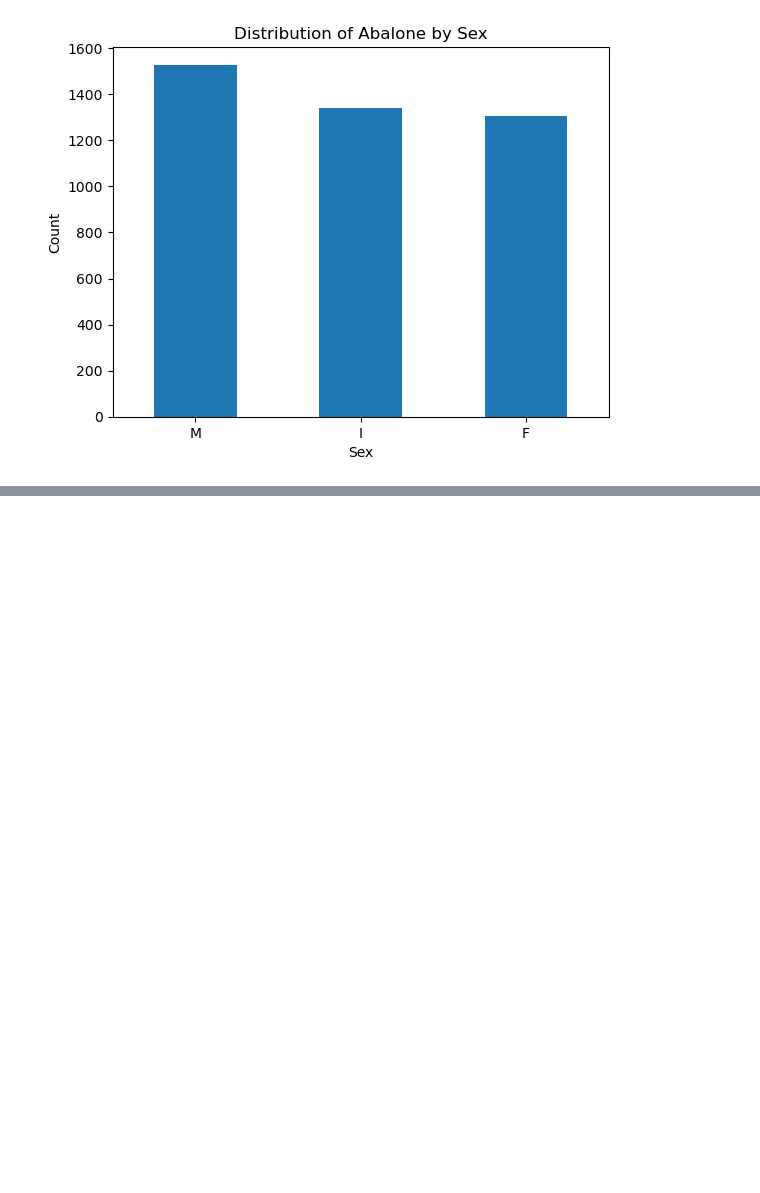
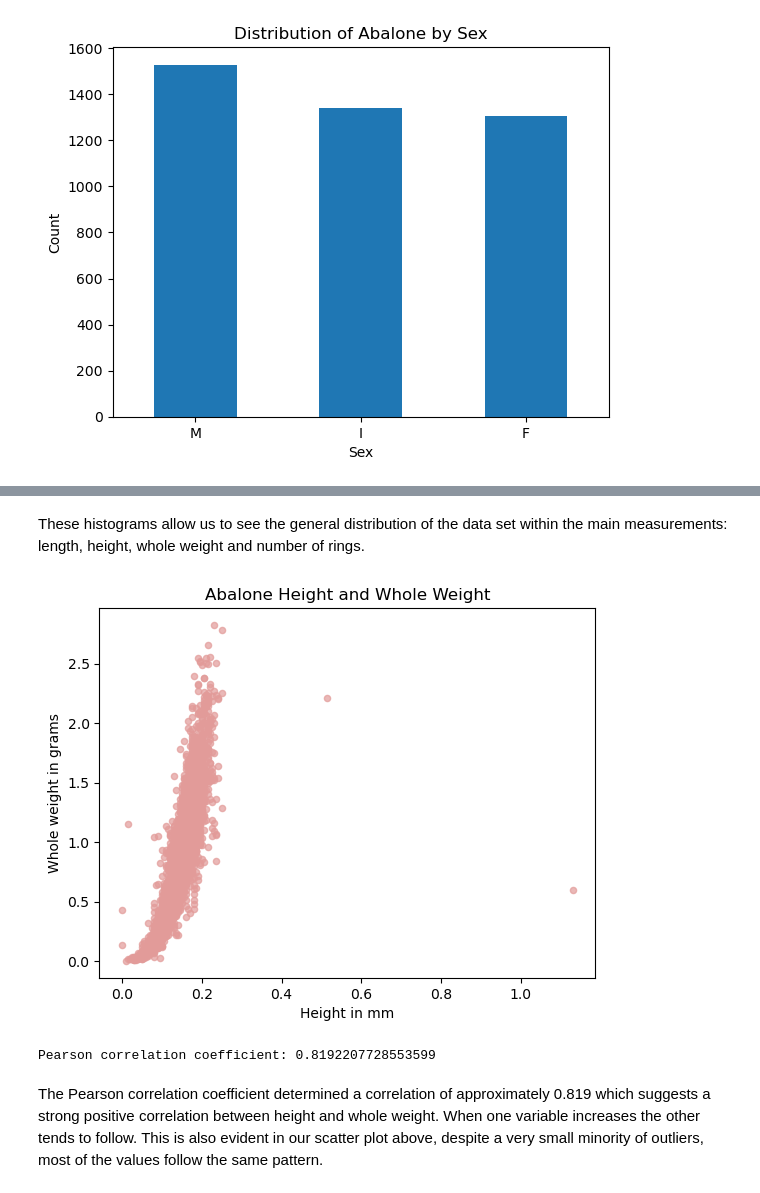
Before and after one commit to Shmoooe/PDA-project, a Jupyter notebook: abalone.ipynb, the cells around one changed output, grey strips where cells are left out. Saved outputs shown, nothing was run; the diff lists cells and outputs as text; code cells hidden in the pictures; blank space fills up the shorter version.

```diff
--- a/abalone.ipynb
+++ b/abalone.ipynb
@@ -105,0 +106,19 @@ plt.show()
+# %% [markdown]
+These histograms allow us to see the general distribution of the data set within the main measurements: length, height, whole weight and number of rings.
+# %%
+
+#Creating a scatter plot of height and whole weight
+abalone.plot.scatter(x="height", y="whole_weight", color="#e29b99", alpha=0.7)
+plt.xlabel("Height in mm")
+plt.ylabel("Whole weight in grams")
+plt.title("Abalone Height and Whole Weight")
+plt.show()
+# %% [output]
+[figure, added]
+# %%
+correlation = abalone["height"].corr(abalone["whole_weight"])
+print(f"Pearson correlation coefficient: {correlation}")
+# %% [output]
+Pearson correlation coefficient: 0.8192207728553599
+# %% [markdown]
+The Pearson correlation coefficient determined a correlation of approximately 0.819 which suggests a strong positive correlation between height and whole weight. When one variable increases the other tends to follow. This is also evident in our scatter plot above, despite a very small minority of outliers, most of the values follow the same pattern.
```
Also changed, not shown: parts of 1 cell of this notebook.
